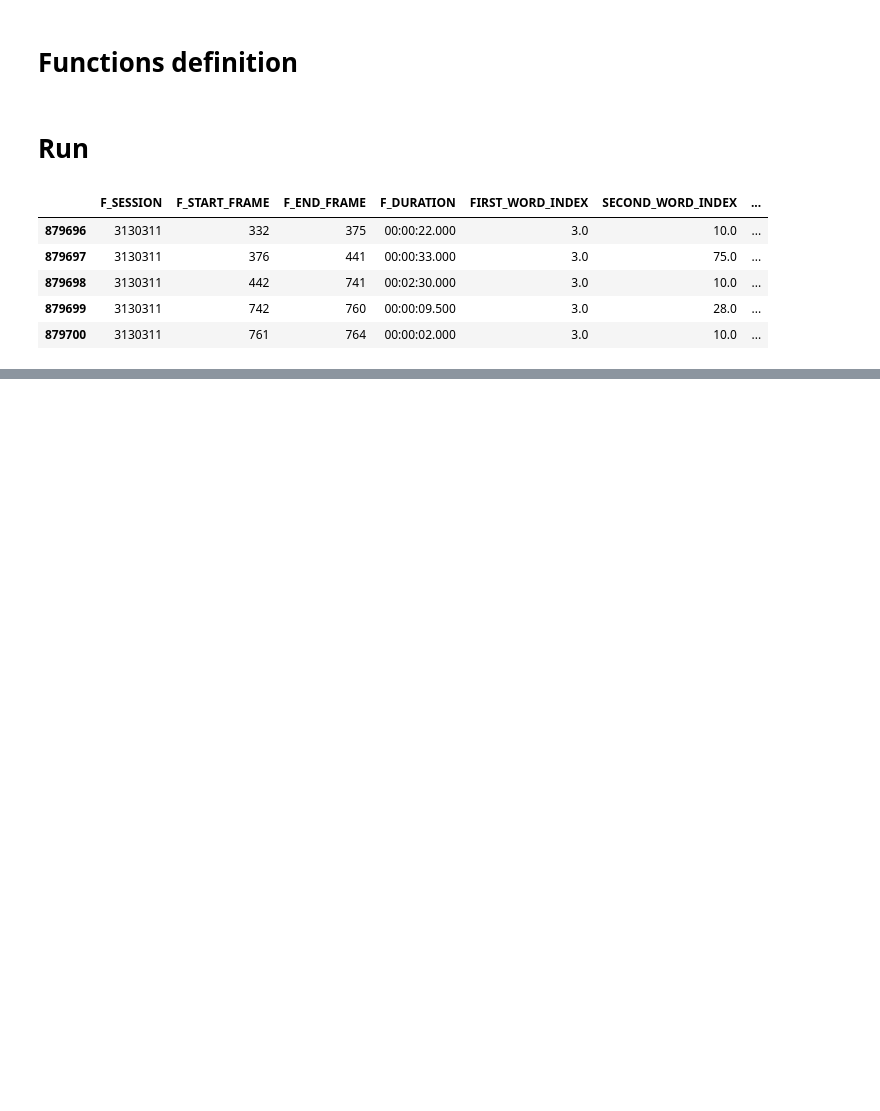
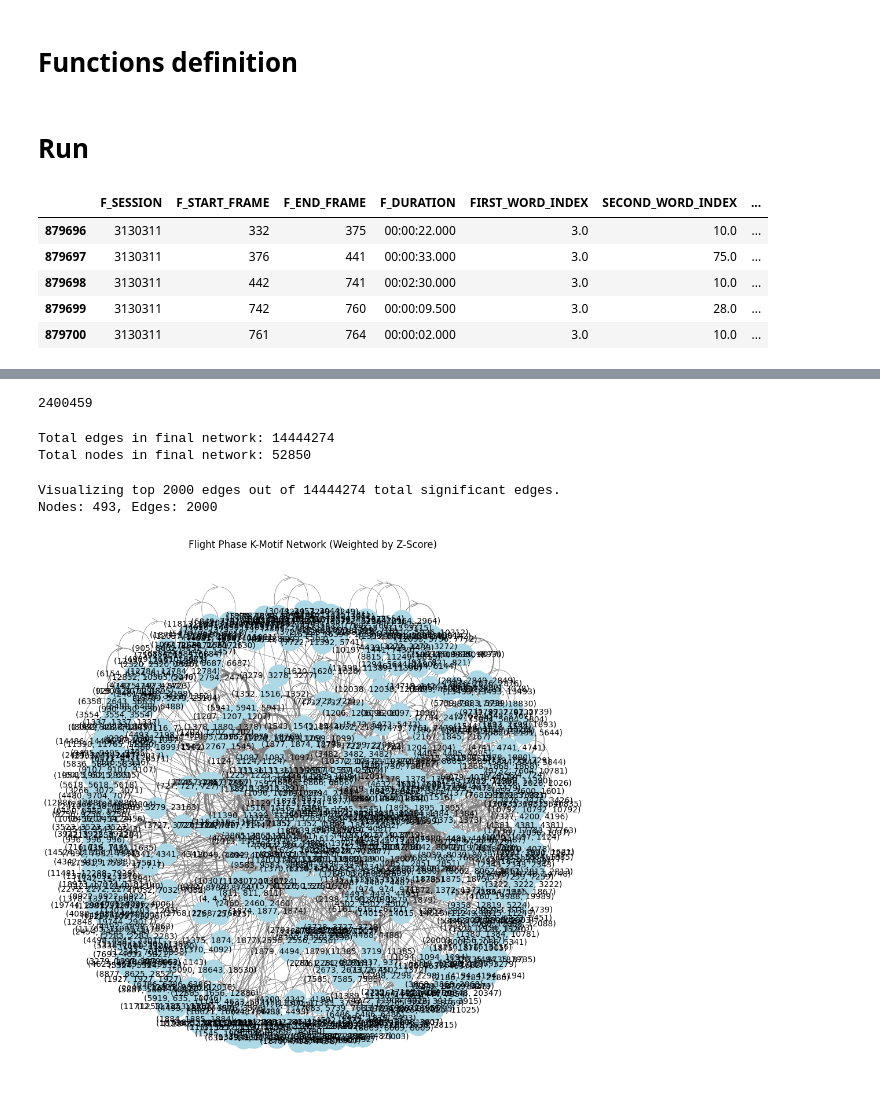
Before and after one commit to picqflorian/PIE-Airbus-Helicopter, a Jupyter notebook: motif.ipynb, the cells around one changed output, grey strips where cells are left out. Cells and saved outputs as stored; diff of their text form; code cells hidden in the pictures; blank space fills up the shorter version.

```diff
--- a/motif.ipynb
+++ b/motif.ipynb
@@ -390,0 +636,3 @@ print(f"Nodes: {G.number_of_nodes()}, Edges: {G.number_of_edges()}")
+# %%
+df = pd.read_csv("final_network.csv")
+df.head()
@@ -390,0 +646,45 @@ print(f"Nodes: {G.number_of_nodes()}, Edges: {G.number_of_edges()}")
+# %%
+len(df[df['Obs_count']>5])
+# %% [output]
+2400459
+# %%
+print(f"Total edges in final network: {len(df)}")
+print(f"Total nodes in final network: {len(set(df['Source']).union(set(df['Target'])))}")
+# %% [output]
+Total edges in final network: 14444274
+Total nodes in final network: 52850
+# %%
+def visualize_top_edges(csv_path, top_n=1000):
+    """
+    Loads the graph but keeps only the top N strongest edges for clear visualization.
+    """
+    # Load data
+    df = pd.read_csv(csv_path)
+
+    # Sort by Weight (Z-score) descending and take top N
+    df_top = df.sort_values(by='Weight', ascending=False).head(top_n)
+    df_top.reset_index(drop=True, inplace=True)
+    df_top.drop(columns=['Obs_count', 'Exp_count'], inplace=True)
+
+    # Create smaller graph for visualization
+    G_viz = nx.from_pandas_edgelist(
+        df_top,
+        source='Source',
+        target='Target',
+        edge_attr='Weight',
+        create_using=nx.DiGraph
+    )
+
+    print(f"Visualizing top {top_n} edges out of {len(df)} total significant edges.")
+    return G_viz
+
+# Usage
+G = visualize_top_edges("final_network.csv", top_n=2000)
+print(f"Nodes: {G.number_of_nodes()}, Edges: {G.number_of_edges()}")
+# %% [output]
+Visualizing top 2000 edges out of 14444274 total significant edges.
+Nodes: 493, Edges: 2000
+# %%
+plot_static_graph(G)
+# %% [output]
+[figure, added]
```
Also changed, not shown: parts of 14 cells of this notebook, 1 other file.
